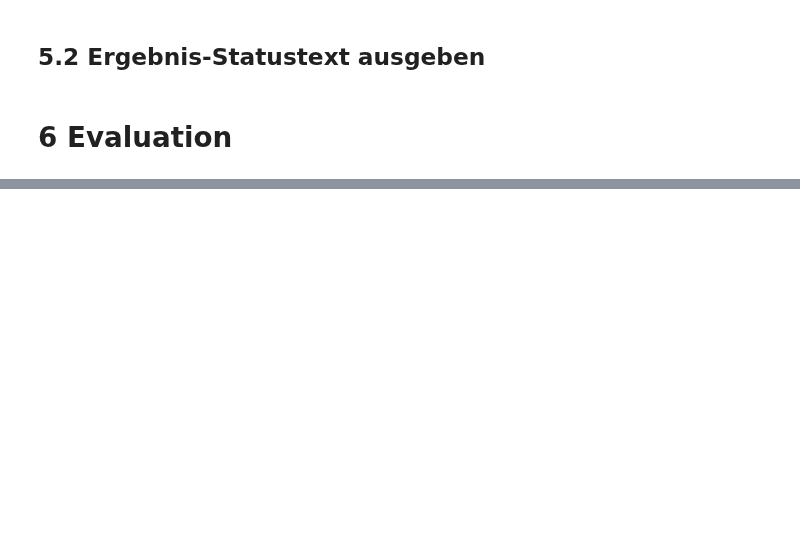
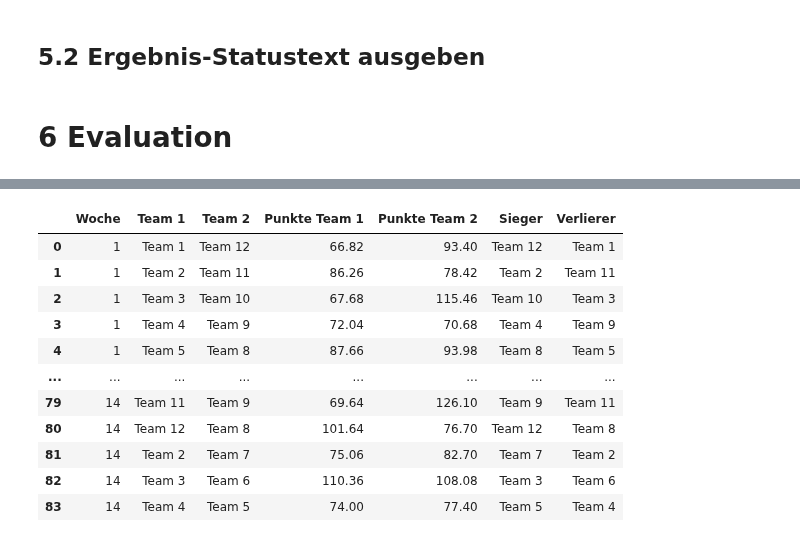
Before and after one commit to alexk2206/Data_Driven_Fantasy_Football, a Jupyter notebook: Mixed_Integer_Problem_for_Draft_Optimization.ipynb, the cells around one changed output, grey strips where cells are left out. Saved outputs shown, nothing was run; the diff lists cells and outputs as text; code cells hidden in the pictures; blank space fills up the shorter version.

```diff
--- a/Mixed_Integer_Problem_for_Draft_Optimization.ipynb
+++ b/Mixed_Integer_Problem_for_Draft_Optimization.ipynb
@@ -497,0 +517,91 @@ roster_projections
+# %%
+num_reg_weeks = 14
+playoff_weeks = [15, 16, 17]
+
+def create_reg_schedule(teams):
+    n = len(teams)
+    schedule = []
+    for week in range(num_reg_weeks):
+        week_matches = []
+        for i in range(n//2):
+            team1 = teams[i]
+            team2 = teams[n-1-i]
+            week_matches.append((team1, team2))
+        schedule.append(week_matches)
+        # Rotate teams except the first one
+        teams = [teams[0]] + [teams[-1]] + teams[1:-1]
+    return schedule
+
+reg_schedule = create_reg_schedule(teams)
+# %%
+# Roster limits
+lineup_req = {'QB': 1, 'RB': 2, 'WR': 2, 'TE': 1, 'K': 1, 'DST': 1}
+
+# Für jede Woche und jedes Team die beste Aufstellung bestimmen
+def get_best_lineup(team, week, roster_projections, lineup_req):
+    week_col = f'Week_{week}'
+    team_roster = roster_projections[roster_projections['Team'] == team]
+    lineup = []
+    used_players = set()
+
+    for pos, limit in lineup_req.items():
+        if pos != 'FLEX':
+            candidates = team_roster[team_roster['POS'] == pos]
+        else:
+            # FLEX-Kandidaten: RB, WR, TE, die noch nicht verwendet wurden
+            candidates = team_roster[
+                (team_roster['POS'].isin(['RB', 'WR', 'TE'])) &
+                (~team_roster['Player'].isin(used_players))
+            ]
+
+        starters = candidates.sort_values(week_col, ascending=False).head(limit)
+        lineup.append(starters)
+        used_players.update(starters['Player'])
+
+    return pd.concat(lineup)
+
+
+# Punkte aus weekly_data holen
+def get_actual_points(lineup, week, weekly_data):
+    merged = lineup.merge(
+        weekly_data[weekly_data['week'] == week],
+        left_on='Player', right_on='player_display_name', how='left'
+    )
+    # Fülle fehlende Werte (z.B. bei Bye Weeks) mit 0
+    merged['fantasy_points_ppr'] = merged['fantasy_points_ppr'].fillna(0)
+    return merged['fantasy_points_ppr'].sum()
+
+# Für alle Wochen und alle Matchups durchlaufen
+results = []
+for week_idx, matchups in enumerate(reg_schedule, 1):
+    for team1, team2 in matchups:
+        lineup1 = get_best_lineup(team1, week_idx, roster_projections, lineup_req)
+        lineup2 = get_best_lineup(team2, week_idx, roster_projections, lineup_req)
+        points1 = get_actual_points(lineup1, week_idx, real_data)
+        points2 = get_actual_points(lineup2, week_idx, real_data)
+        winner = team1 if points1 > points2 else team2 if points2 > points1 else 'Unentschieden'
+        loser = team1 if points1 < points2 else team2 if points2 < points1 else 'Unentschieden'
+        results.append({
+            'Woche': week_idx,
+            'Team 1': team1,
+            'Team 2': team2,
+            'Punkte Team 1': points1,
+            'Punkte Team 2': points2,
+            'Sieger': winner,
+            'Verlierer': loser
+        })
+df_results = pd.DataFrame(results)
+df_results
+# %% [output]
+|  | Woche | Team 1 | Team 2 | Punkte Team 1 | Punkte Team 2 | Sieger | Verlierer |
+| 0 | 1 | Team 1 | Team 12 | 66.82 | 93.40 | Team 12 | Team 1 |
+| 1 | 1 | Team 2 | Team 11 | 86.26 | 78.42 | Team 2 | Team 11 |
+| 2 | 1 | Team 3 | Team 10 | 67.68 | 115.46 | Team 10 | Team 3 |
+| 3 | 1 | Team 4 | Team 9 | 72.04 | 70.68 | Team 4 | Team 9 |
+| 4 | 1 | Team 5 | Team 8 | 87.66 | 93.98 | Team 8 | Team 5 |
+| ... | ... | ... | ... | ... | ... | ... | ... |
+| 79 | 14 | Team 11 | Team 9 | 69.64 | 126.10 | Team 9 | Team 11 |
+| 80 | 14 | Team 12 | Team 8 | 101.64 | 76.70 | Team 12 | Team 8 |
+| 81 | 14 | Team 2 | Team 7 | 75.06 | 82.70 | Team 7 | Team 2 |
+| 82 | 14 | Team 3 | Team 6 | 110.36 | 108.08 | Team 3 | Team 6 |
+| 83 | 14 | Team 4 | Team 5 | 74.00 | 77.40 | Team 5 | Team 4 |
```
Also changed, not shown: parts of 7 cells of this notebook.
